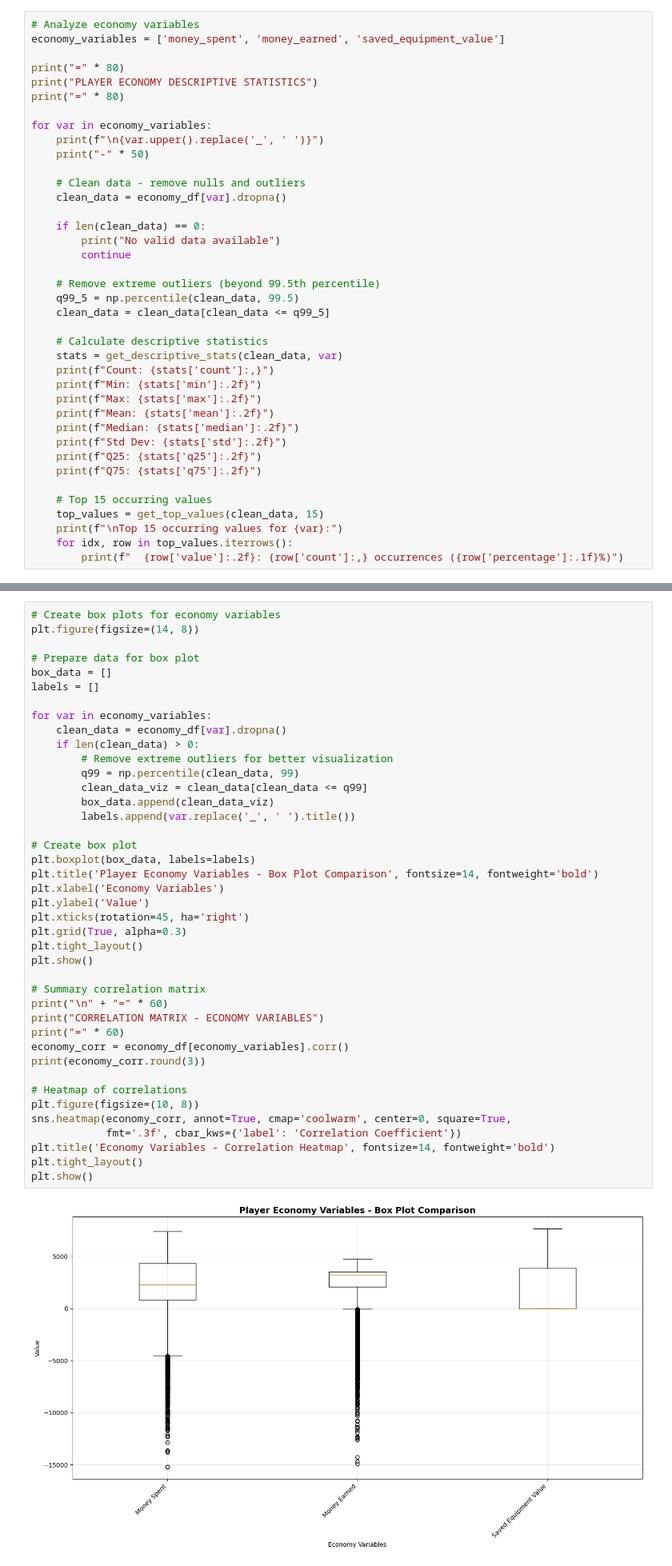
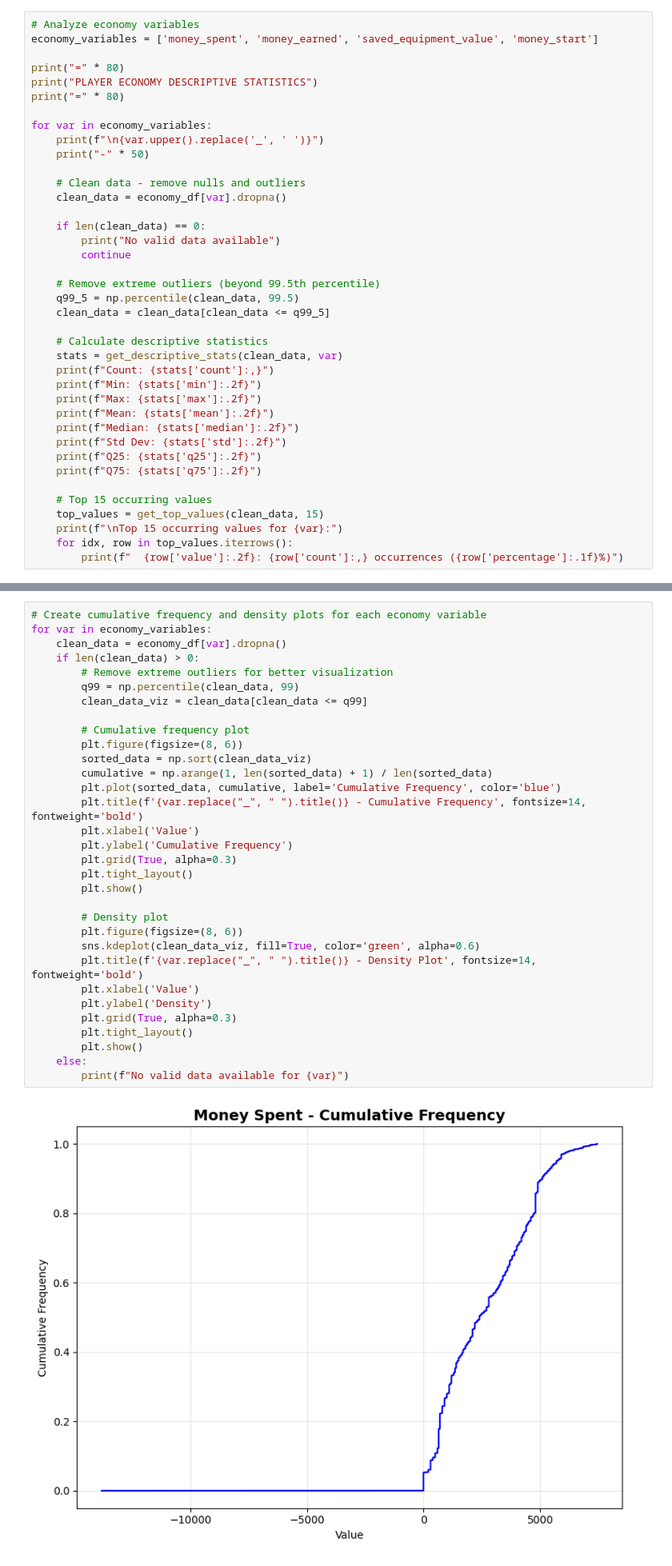
Before and after one commit to petz15/csgo_parser_analytics, a Jupyter notebook: descriptive_statistics.ipynb, the cells around one changed output, grey strips where cells are left out. Shown at 80% size. Drawn from its saved outputs; the diff is of its cells as text.

```diff
--- a/descriptive_statistics.ipynb
+++ b/descriptive_statistics.ipynb
@@ -122,6 +118,6 @@ Retrieved 24,896,913 economy records
 # %%
 # Analyze economy variables
-economy_variables = ['money_spent', 'money_earned', 'saved_equipment_value']
+economy_variables = ['money_spent', 'money_earned', 'saved_equipment_value', 'money_start']
 
 print("=" * 80)
 print("PLAYER ECONOMY DESCRIPTIVE STATISTICS")
@@ -223,43 +219,34 @@ plt.show()
 # %%
-# Create box plots for economy variables
-plt.figure(figsize=(14, 8))
-
-# Prepare data for box plot
-box_data = []
-labels = []
-
+# Create cumulative frequency and density plots for each economy variable
 for var in economy_variables:
     clean_data = economy_df[var].dropna()
     if len(clean_data) > 0:
         # Remove extreme outliers for better visualization
         q99 = np.percentile(clean_data, 99)
         clean_data_viz = clean_data[clean_data <= q99]
-        box_data.append(clean_data_viz)
-        labels.append(var.replace('_', ' ').title())
 
-# Create box plot
-plt.boxplot(box_data, labels=labels)
-plt.title('Player Economy Variables - Box Plot Comparison', fontsize=14, fontweight='bold')
-plt.xlabel('Economy Variables')
-plt.ylabel('Value')
-plt.xticks(rotation=45, ha='right')
-plt.grid(True, alpha=0.3)
-plt.tight_layout()
-plt.show()
+        # Cumulative frequency plot
+        plt.figure(figsize=(8, 6))
+        sorted_data = np.sort(clean_data_viz)
+        cumulative = np.arange(1, len(sorted_data) + 1) / len(sorted_data)
+        plt.plot(sorted_data, cumulative, label='Cumulative Frequency', color='blue')
+        plt.title(f'{var.replace("_", " ").title()} - Cumulative Frequency', fontsize=14, fontweight='bold')
+        plt.xlabel('Value')
+        plt.ylabel('Cumulative Frequency')
+        plt.grid(True, alpha=0.3)
+        plt.tight_layout()
+        plt.show()
 
-# Summary correlation matrix
-print("\n" + "=" * 60)
-print("CORRELATION MATRIX - ECONOMY VARIABLES")
-print("=" * 60)
-economy_corr = economy_df[economy_variables].corr()
-print(economy_corr.round(3))
-
-# Heatmap of correlations
-plt.figure(figsize=(10, 8))
-sns.heatmap(economy_corr, annot=True, cmap='coolwarm', center=0, square=True,
-            fmt='.3f', cbar_kws={'label': 'Correlation Coefficient'})
-plt.title('Economy Variables - Correlation Heatmap', fontsize=14, fontweight='bold')
-plt.tight_layout()
-plt.show()
+        # Density plot
+        plt.figure(figsize=(8, 6))
+        sns.kdeplot(clean_data_viz, fill=True, color='green', alpha=0.6)
+        plt.title(f'{var.replace("_", " ").title()} - Density Plot', fontsize=14, fontweight='bold')
+        plt.xlabel('Value')
+        plt.ylabel('Density')
+        plt.grid(True, alpha=0.3)
+        plt.tight_layout()
+        plt.show()
+    else:
+        print(f"No valid data available for {var}")
 # %% [output]
-[figure, old version]
+[figure, new version]
```
Also changed, not shown: parts of 14 cells of this notebook, 4 other files.
